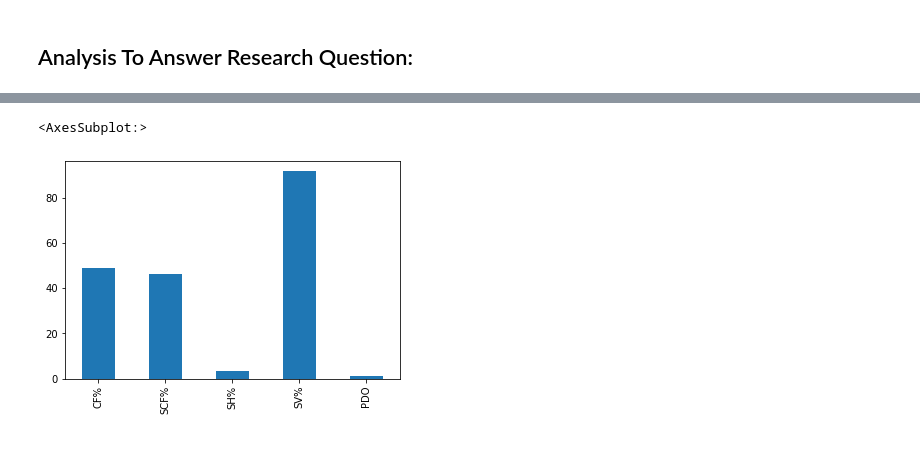
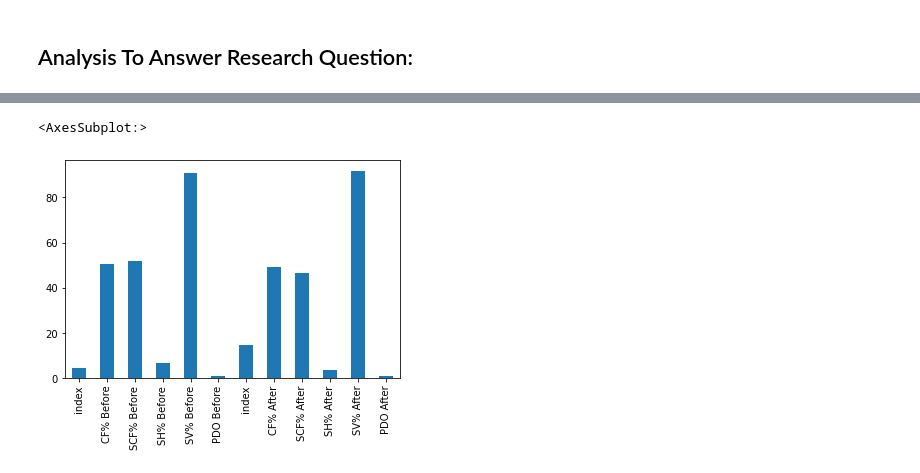
Before and after one commit to data301-2021-winter1/project-group23-project, a Jupyter notebook: notebooks/analysis1.ipynb, the cells around one changed output, grey strips where cells are left out. Drawn from its saved outputs; the diff is of its cells as text; code cells hidden in the pictures.

```diff
--- a/notebooks/analysis1.ipynb
+++ b/notebooks/analysis1.ipynb
@@ -380,5 +392,5 @@ CovidDescribeSAF
 # %%
-SabresAfterFinal.mean().plot(kind='bar')
+SabresBandA.mean().plot(kind='bar')
 # %% [output]
 <AxesSubplot:>
-[figure, old version]
+[figure, new version]
```
Also changed, not shown: parts of 37 cells of this notebook, 1 other file.
